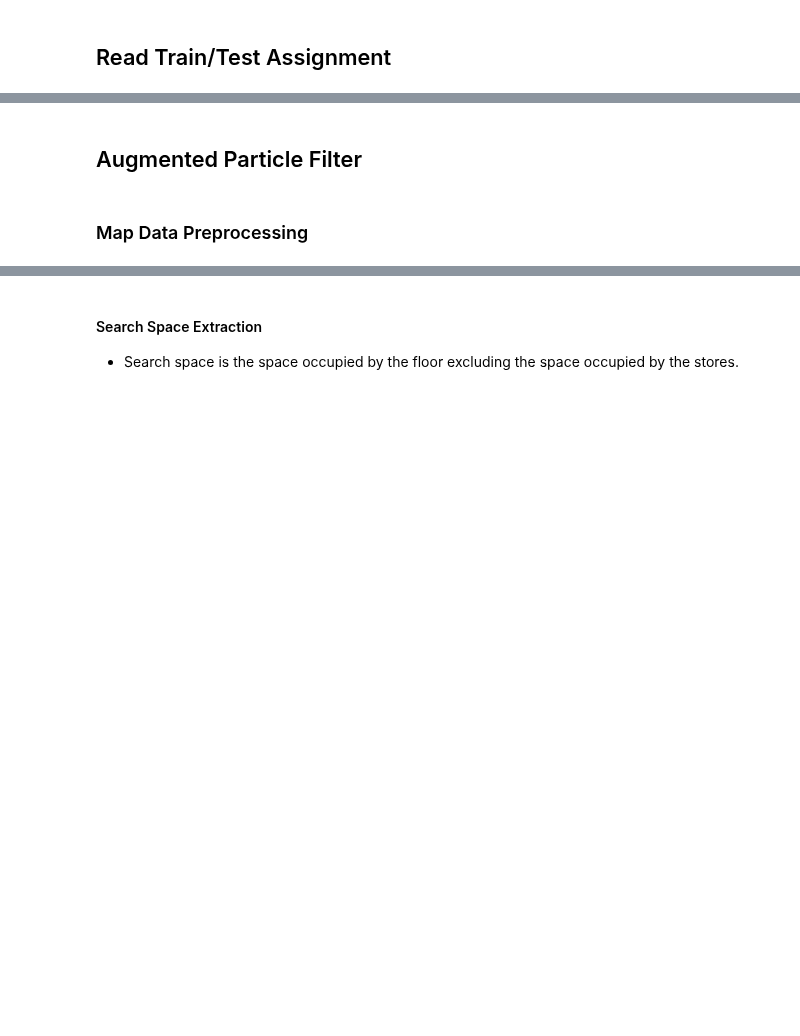
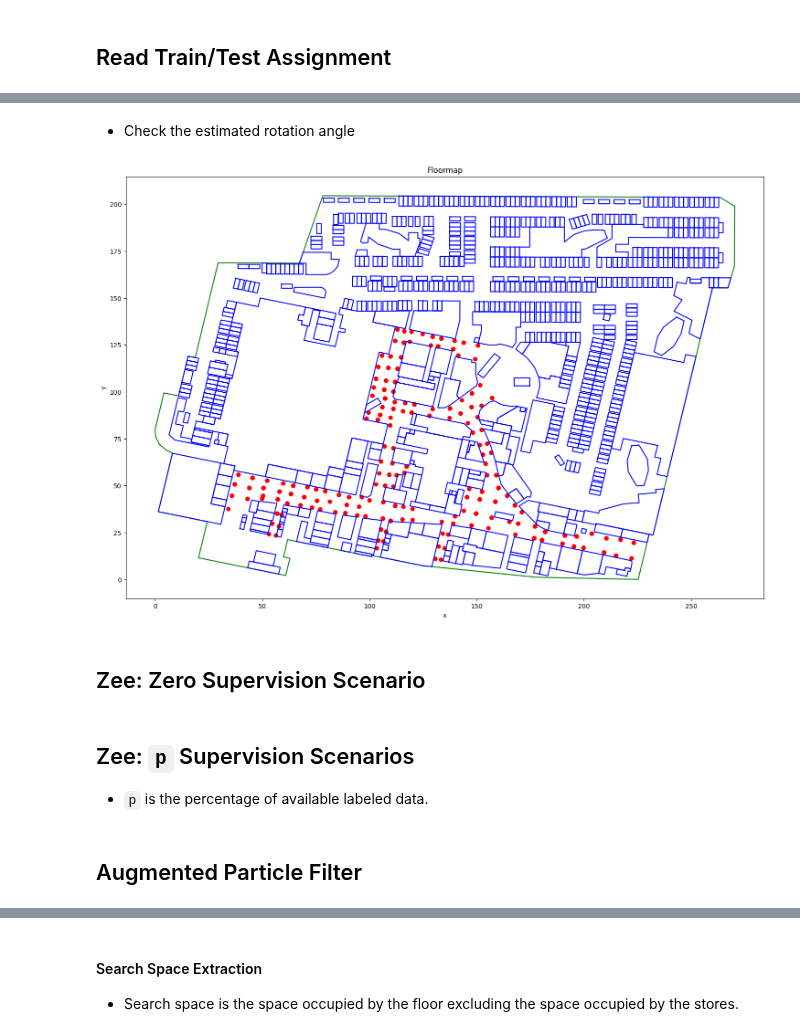
Before and after one commit to hungnd11/my-thesis, a Jupyter notebook: code/notebooks/zee_pipeline.ipynb, the cells around one changed output, grey strips where cells are left out. Cells and saved outputs as stored; diff of their text form; code cells hidden in the pictures; blank space fills up the shorter version.

```diff
--- a/code/notebooks/zee_pipeline.ipynb
+++ b/code/notebooks/zee_pipeline.ipynb
@@ -448,0 +145,3 @@ r_gt_heading_values = (r_gt_heading_values + 180) % 180  # avoid obstue angle
+# %%
+data_dir = Path(f"../../data/train")
+metadata_dir = Path(f"../../data/metadata")
@@ -449,4 +215,68 @@ r_gt_heading_values = (r_gt_heading_values + 180) % 180  # avoid obstue angle
+# %% [markdown]
+* Check the estimated rotation angle
+# %%
+site_id, floor_id = experiment_floors[0]
+
+train_files = data_listing_util.list_train_files(site_id, floor_id)
+
+rotation_angle_degrees = estimated_rotation_angle_df.loc[
+    (estimated_rotation_angle_df["site_id"] == site_id) &
+    (estimated_rotation_angle_df["floor_id"] == floor_id),
+    "rotation_degree"].values[0]
+# %%
+floor_info, floor_map = read_floor_data(str(metadata_dir / site_id / floor_id))
+
+transform_func = transform_rotation(rotation_angle_degrees)
+(
+    floor_polygons,
+    store_polygons,
+    x_min,
+    y_min,
+    x_max,
+    y_max,
+    width_meter,
+    height_meter,
+) = extract_floor_map_geometries(floor_map,
+                                 floor_info,
+                                 transform=transform_func)
+
+fig, ax = plt.subplots(1, 1, figsize=(18, 12))
+
+for floor_polygon in floor_polygons:
+  x, y = floor_polygon.exterior.xy
+  ax.plot(x, y, color="green", label="floor")
+
+for store_polygon in store_polygons:
+  x, y = store_polygon.exterior.xy
+  ax.plot(x, y, color="blue", label="store")
+
+ax.set_xlabel("x")
+ax.set_ylabel("y")
+ax.set_title("Floormap")
+
+# Adding ground-truth location
+for file in train_files:
+  path_datas = read_data_file(file)
+  r_gt_location = transform_func(path_datas.waypoint[:, 1:])
+  scale(r_gt_location,
+        x_min,
+        y_min,
+        x_max,
+        y_max,
+        width_meter,
+        height_meter,
+        inplace=True)
+  ax.scatter(r_gt_location[:, 0], r_gt_location[:, 1], marker="o", color="red")
+
+plt.ticklabel_format(useOffset=False)
+plt.show()
+# %% [output]
+[figure, added]
+# %% [markdown]
+## Zee: Zero Supervision Scenario
+# %% [markdown]
+## Zee: `p` Supervision Scenarios
+
+* `p` is the percentage of available labeled data.
 # %% [markdown]
 ## Augmented Particle Filter
-# %% [markdown]
-### Map Data Preprocessing
```
Also changed, not shown: parts of 118 cells of this notebook, 7 other files.
